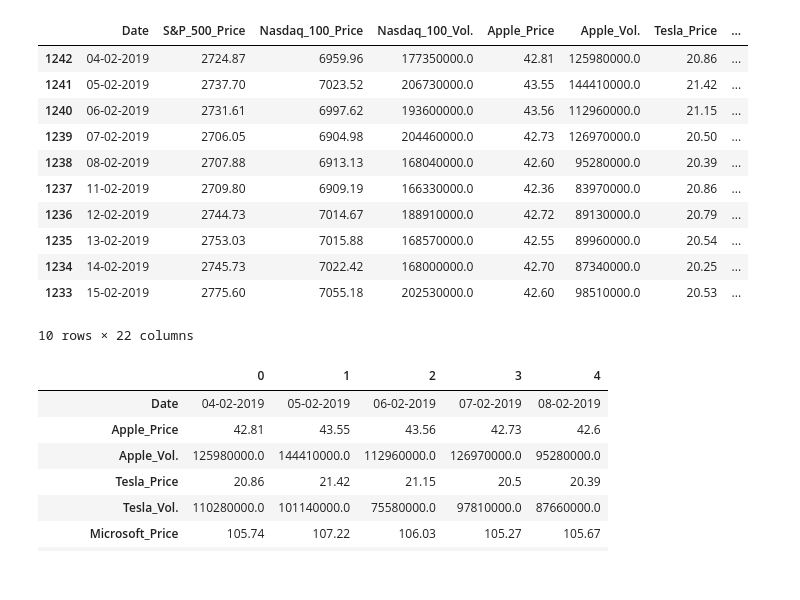
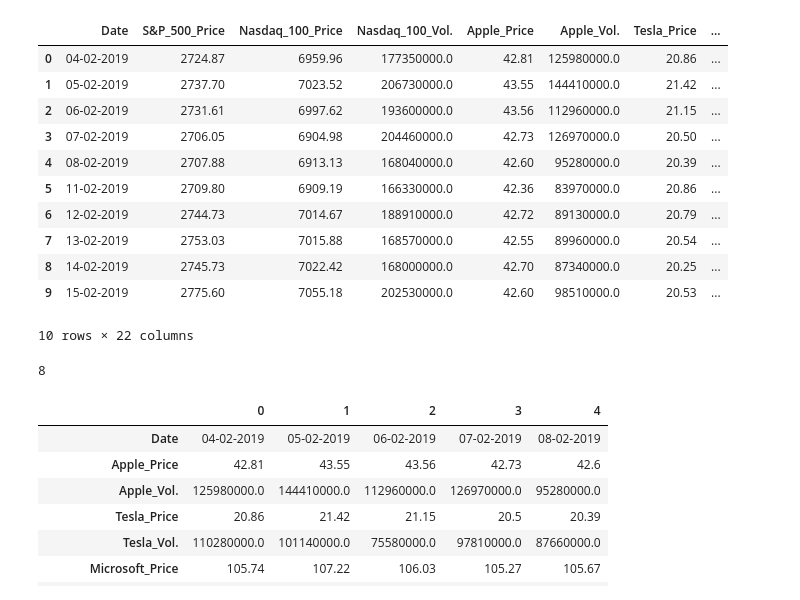
Before and after one commit to noskaiser2310/FDS-PJ1, a Jupyter notebook: FDS-Project 1/GroupStock.ipynb, the cells around one changed output. Saved outputs shown, nothing was run; the diff lists cells and outputs as text; code cells hidden in the pictures.

Commit message:
Sắp xếp lại index

```diff
--- a/FDS-Project 1/GroupStock.ipynb
+++ b/FDS-Project 1/GroupStock.ipynb
@@ -6,20 +6,19 @@ import seaborn as sns
 import scipy as sp
 # %%
 df = pd.read_csv("Group Stock.csv" ,index_col=0)
-df = df.sort_index(ascending=False)
 df.head(10)
 # %% [output]
 |  | Date | S&P_500_Price | Nasdaq_100_Price | Nasdaq_100_Vol. | Apple_Price | Apple_Vol. | Tesla_Price | ... |
-| 1242 | 04-02-2019 | 2724.87 | 6959.96 | 177350000.0 | 42.81 | 125980000.0 | 20.86 | ... |
-| 1241 | 05-02-2019 | 2737.70 | 7023.52 | 206730000.0 | 43.55 | 144410000.0 | 21.42 | ... |
-| 1240 | 06-02-2019 | 2731.61 | 6997.62 | 193600000.0 | 43.56 | 112960000.0 | 21.15 | ... |
-| 1239 | 07-02-2019 | 2706.05 | 6904.98 | 204460000.0 | 42.73 | 126970000.0 | 20.50 | ... |
-| 1238 | 08-02-2019 | 2707.88 | 6913.13 | 168040000.0 | 42.60 | 95280000.0 | 20.39 | ... |
-| 1237 | 11-02-2019 | 2709.80 | 6909.19 | 166330000.0 | 42.36 | 83970000.0 | 20.86 | ... |
-| 1236 | 12-02-2019 | 2744.73 | 7014.67 | 188910000.0 | 42.72 | 89130000.0 | 20.79 | ... |
-| 1235 | 13-02-2019 | 2753.03 | 7015.88 | 168570000.0 | 42.55 | 89960000.0 | 20.54 | ... |
-| 1234 | 14-02-2019 | 2745.73 | 7022.42 | 168000000.0 | 42.70 | 87340000.0 | 20.25 | ... |
-| 1233 | 15-02-2019 | 2775.60 | 7055.18 | 202530000.0 | 42.60 | 98510000.0 | 20.53 | ... |
+| 0 | 04-02-2019 | 2724.87 | 6959.96 | 177350000.0 | 42.81 | 125980000.0 | 20.86 | ... |
+| 1 | 05-02-2019 | 2737.70 | 7023.52 | 206730000.0 | 43.55 | 144410000.0 | 21.42 | ... |
+| 2 | 06-02-2019 | 2731.61 | 6997.62 | 193600000.0 | 43.56 | 112960000.0 | 21.15 | ... |
+| 3 | 07-02-2019 | 2706.05 | 6904.98 | 204460000.0 | 42.73 | 126970000.0 | 20.50 | ... |
+| 4 | 08-02-2019 | 2707.88 | 6913.13 | 168040000.0 | 42.60 | 95280000.0 | 20.39 | ... |
+| 5 | 11-02-2019 | 2709.80 | 6909.19 | 166330000.0 | 42.36 | 83970000.0 | 20.86 | ... |
+| 6 | 12-02-2019 | 2744.73 | 7014.67 | 188910000.0 | 42.72 | 89130000.0 | 20.79 | ... |
+| 7 | 13-02-2019 | 2753.03 | 7015.88 | 168570000.0 | 42.55 | 89960000.0 | 20.54 | ... |
+| 8 | 14-02-2019 | 2745.73 | 7022.42 | 168000000.0 | 42.70 | 87340000.0 | 20.25 | ... |
+| 9 | 15-02-2019 | 2775.60 | 7055.18 | 202530000.0 | 42.60 | 98510000.0 | 20.53 | ... |
 10 rows × 22 columns
 # %%
 df_other = df[['Nasdaq_100_Price', 'S&P_500_Price', 'Nasdaq_100_Vol.', 'Berkshire_Price', 'Berkshire_Vol.']]
@@ -35,0 +32,4 @@ df= df.fillna(0)
+# %%
+len(volume)
+# %% [output]
+8
```
Also changed, not shown: parts of 3 cells of this notebook, 8 other files.
